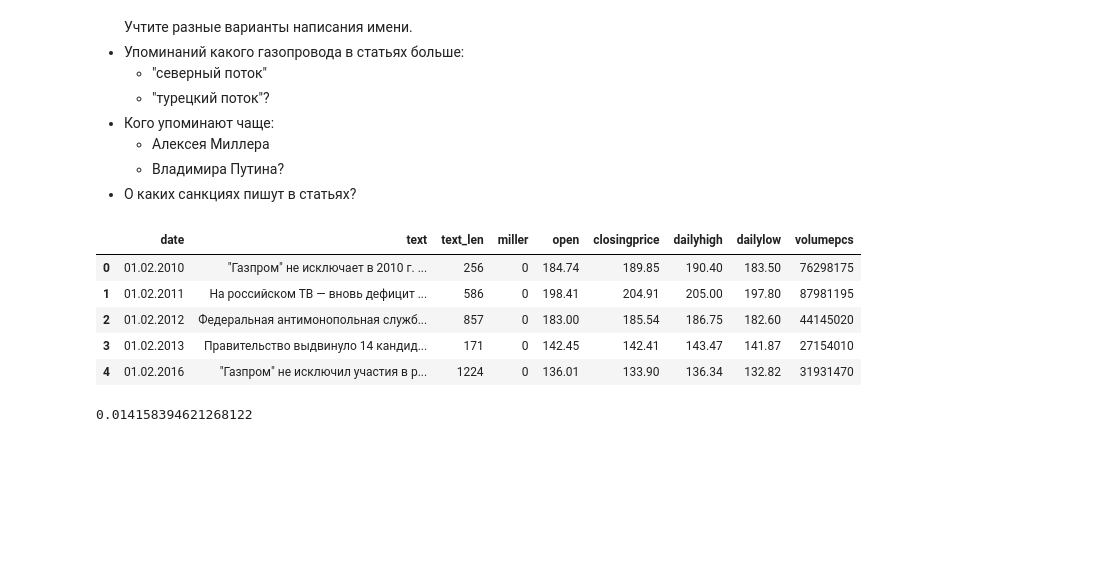
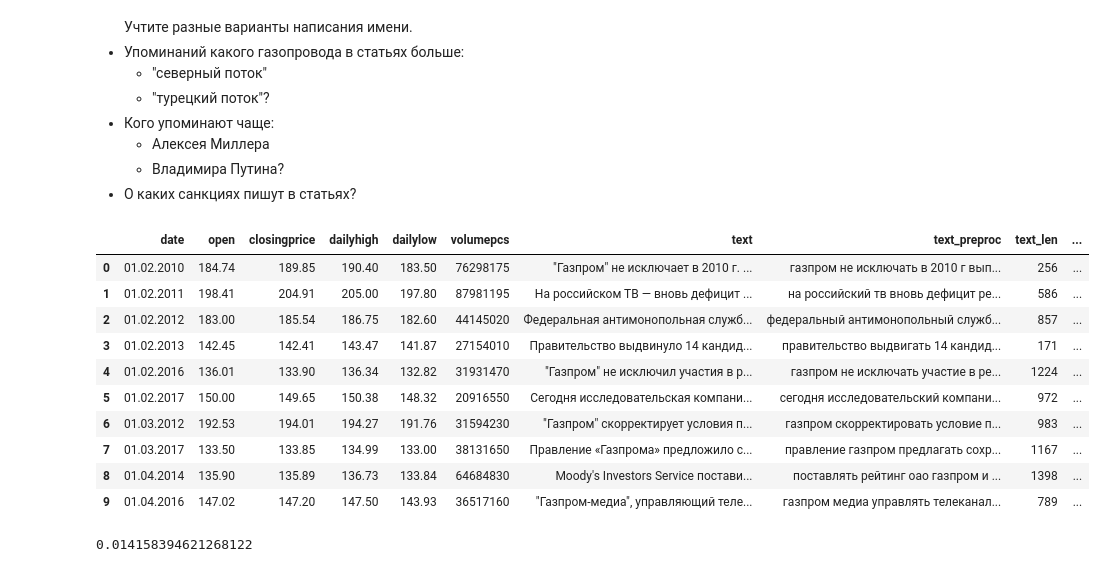
Before and after one commit to BobrG/IreneGit, a Jupyter notebook: hw2_nlp.ipynb, the cells around one changed output. Drawn from its saved outputs; the diff is of its cells as text; code cells hidden in the pictures; blank space fills up the shorter version.

```diff
--- a/hw2_nlp.ipynb
+++ b/hw2_nlp.ipynb
@@ -95,3 +106,12 @@ def beautify_text(s):
     s = re.sub("[^а-яА-Я0-9]", " ", s.lower())
     s = s.replace('\n', '')
     return s
+
+def preprocess_text(text):
+
+    mystem = Mystem()
+    sentc = [word_tokenize((beautify_text(i))) for i in text]
+    filtered_sentc = [i for i in sentc if i not in stopwords.words('russian')]
+    lemmatized_sentc = [[mystem.lemmatize(j)[0] for j in i] for i in sentc]
+
+    return lemmatized_sentc
@@ -106,19 +118,27 @@ lemmatized_sentc = [[lmtzr.lemmatize(j)[0] for j in i] for i in sentc]
+# %%
+text_pr = preprocess_text(df.text)
 # %%
+df['text_preproc'] = [' '.join(i) for i in text_pr]
 df['text_len'] = df.text.apply(lambda a: len(a))
-df['miller'] = [' '.join(i).count('алексей миллер') for i in lemmatized_sentc]
+df['miller'] = [' '.join(i).count('алексей миллер') for i in text_pr]
 # %%
 pr_all = pr_all.sort_values(by=['date'])
 df = df.sort_values(by=['date'])
 # %%
-gasprom_info = pd.merge(df, pr_all, on=['date'])
-gasprom_info.head()
+gasprom_info = pd.merge(pr_all, df, on=['date'])
+gasprom_info.head(10)
 # %% [output]
-|  | date | text | text_len | miller | open | closingprice | dailyhigh | dailylow | volumepcs |
-| 0 | 01.02.2010 | "Газпром" не исключает в 2010 г. ... | 256 | 0 | 184.74 | 189.85 | 190.40 | 183.50 | 76298175 |
-| 1 | 01.02.2011 | На российском ТВ — вновь дефицит ... | 586 | 0 | 198.41 | 204.91 | 205.00 | 197.80 | 87981195 |
-| 2 | 01.02.2012 | Федеральная антимонопольная служб... | 857 | 0 | 183.00 | 185.54 | 186.75 | 182.60 | 44145020 |
-| 3 | 01.02.2013 | Правительство выдвинуло 14 кандид... | 171 | 0 | 142.45 | 142.41 | 143.47 | 141.87 | 27154010 |
-| 4 | 01.02.2016 | "Газпром" не исключил участия в р... | 1224 | 0 | 136.01 | 133.90 | 136.34 | 132.82 | 31931470 |
+|  | date | open | closingprice | dailyhigh | dailylow | volumepcs | text | text_preproc | text_len | ... |
+| 0 | 01.02.2010 | 184.74 | 189.85 | 190.40 | 183.50 | 76298175 | "Газпром" не исключает в 2010 г. ... | газпром не исключать в 2010 г вып... | 256 | ... |
+| 1 | 01.02.2011 | 198.41 | 204.91 | 205.00 | 197.80 | 87981195 | На российском ТВ — вновь дефицит ... | на российский тв вновь дефицит ре... | 586 | ... |
+| 2 | 01.02.2012 | 183.00 | 185.54 | 186.75 | 182.60 | 44145020 | Федеральная антимонопольная служб... | федеральный антимонопольный служб... | 857 | ... |
+| 3 | 01.02.2013 | 142.45 | 142.41 | 143.47 | 141.87 | 27154010 | Правительство выдвинуло 14 кандид... | правительство выдвигать 14 кандид... | 171 | ... |
+| 4 | 01.02.2016 | 136.01 | 133.90 | 136.34 | 132.82 | 31931470 | "Газпром" не исключил участия в р... | газпром не исключать участие в ре... | 1224 | ... |
+| 5 | 01.02.2017 | 150.00 | 149.65 | 150.38 | 148.32 | 20916550 | Сегодня исследовательская компани... | сегодня исследовательский компани... | 972 | ... |
+| 6 | 01.03.2012 | 192.53 | 194.01 | 194.27 | 191.76 | 31594230 | "Газпром" скорректирует условия п... | газпром скорректировать условие п... | 983 | ... |
+| 7 | 01.03.2017 | 133.50 | 133.85 | 134.99 | 133.00 | 38131650 | Правление «Газпрома» предложило с... | правление газпром предлагать сохр... | 1167 | ... |
+| 8 | 01.04.2014 | 135.90 | 135.89 | 136.73 | 133.84 | 64684830 | Moody's Investors Service постави... | поставлять рейтинг оао газпром и ... | 1398 | ... |
+| 9 | 01.04.2016 | 147.02 | 147.20 | 147.50 | 143.93 | 36517160 | "Газпром-медиа", управляющий теле... | газпром медиа управлять телеканал... | 789 | ... |
 # %%
 gasprom_info.corr()['text_len']['closingprice']
 # %% [output]
```
Also changed, not shown: parts of 25 cells of this notebook.
